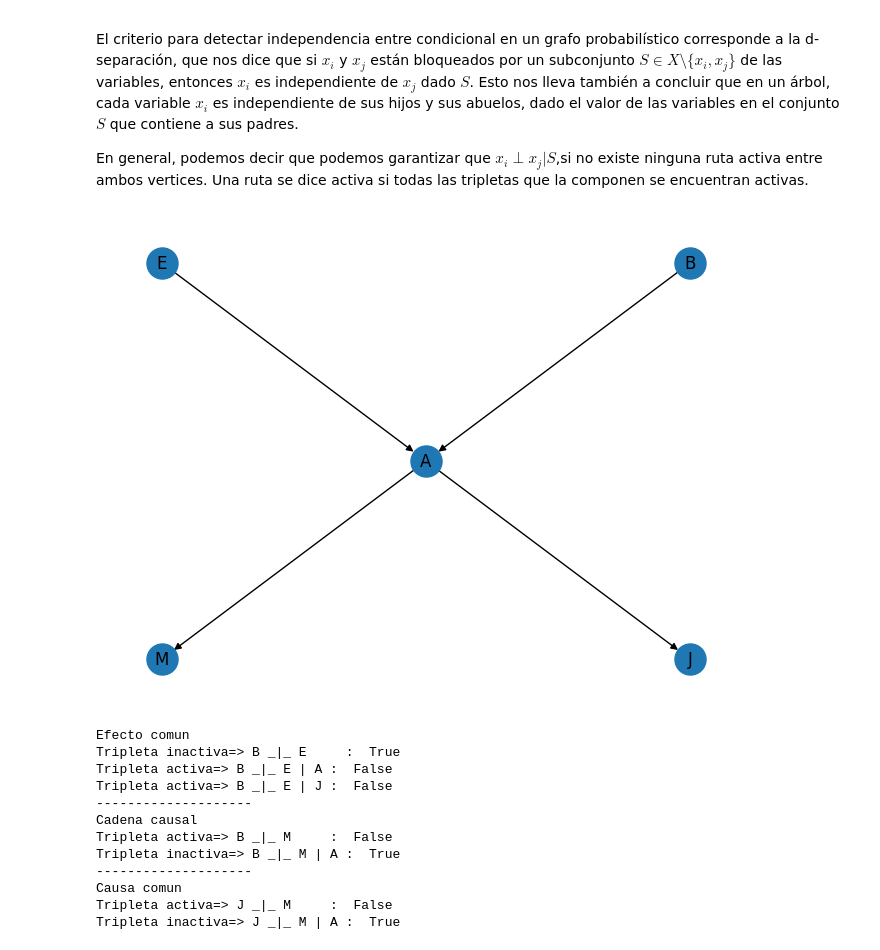
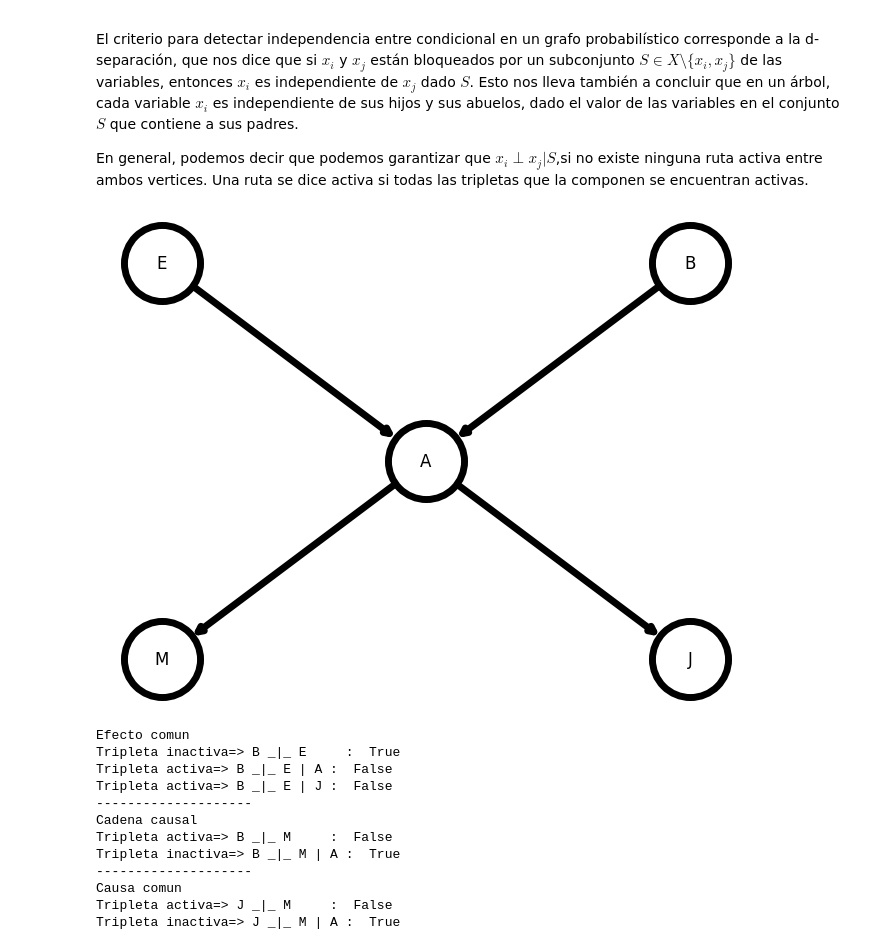
Before and after one commit to sherna90/inteligencia_artificial, a Jupyter notebook: 3.-Redes_Bayesianas.ipynb, the cells around one changed output. Drawn from its saved outputs; the diff is of its cells as text; code cells hidden in the pictures.

```diff
--- a/3.-Redes_Bayesianas.ipynb
+++ b/3.-Redes_Bayesianas.ipynb
@@ -9,15 +9,23 @@ En general, podemos decir que podemos garantizar que $x_i \perp x_j \vert S$,si
 # %%
 import networkx as nx
 import matplotlib.pyplot as plt
 
 G=nx.DiGraph()
 G.add_edges_from([('B','A'),('E','A'),('A','J'),('A','M')])
 pos={'A': (0,0),'B':(1,1),'J': (1,-1),'E': (-1,1),'M':(-1,-1)}
-nx.draw(G,pos=pos,node_size=500)
+options = {
+    "font_size": 36,
+    "node_size": 3000,
+    "node_color": "white",
+    "edgecolors": "black",
+    "linewidths": 5,
+    "width": 5,
+}
+nx.draw(G,pos=pos,**options)
 nx.draw_networkx_labels(G,pos)
 plt.show()
 # %% [output]
-[figure, old version]
+[figure, new version]
 # %%
 from networkx.algorithms.d_separation import d_separated
 
```
Also changed, not shown: parts of 1 cell of this notebook.
